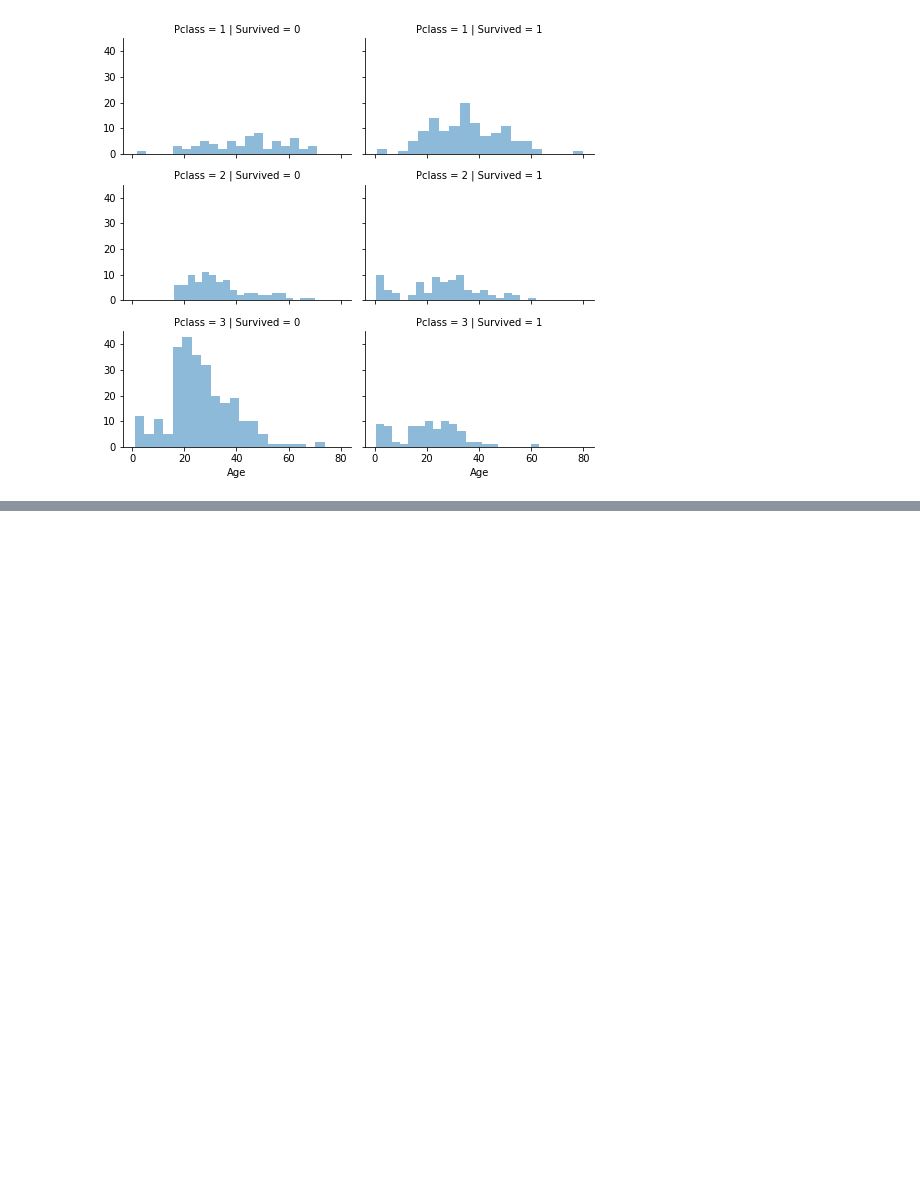
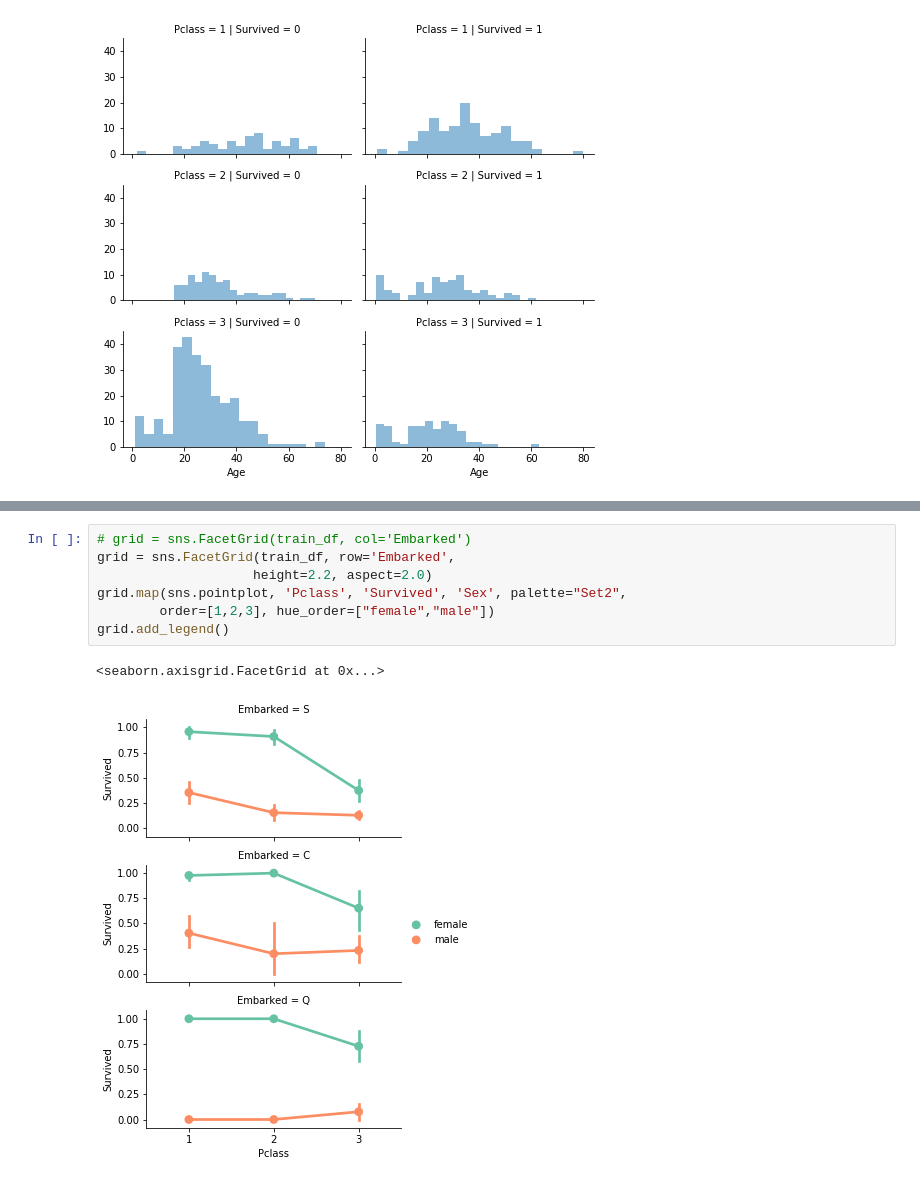
Before and after one commit to Xa1n/jupyter, a Jupyter notebook: titanic.ipynb, the cells around one changed output, grey strips where cells are left out. Drawn from its saved outputs; the diff is of its cells as text; blank space fills up the shorter version.

```diff
--- a/titanic.ipynb
+++ b/titanic.ipynb
@@ -265,0 +280,10 @@ grid.add_legend()
+# %%
+# grid = sns.FacetGrid(train_df, col='Embarked')
+grid = sns.FacetGrid(train_df, row='Embarked',
+                    height=2.2, aspect=2.0)
+grid.map(sns.pointplot, 'Pclass', 'Survived', 'Sex', palette="Set2",
+        order=[1,2,3], hue_order=["female","male"])
+grid.add_legend()
+# %% [output]
+<seaborn.axisgrid.FacetGrid at 0x...>
+[figure, added]
```
Also changed, not shown: parts of 15 cells of this notebook, 1 other file.
